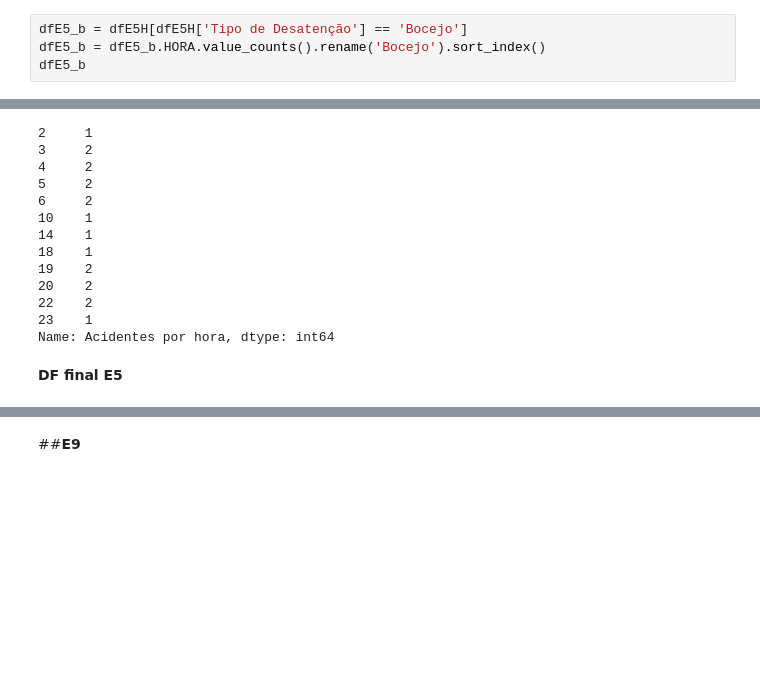
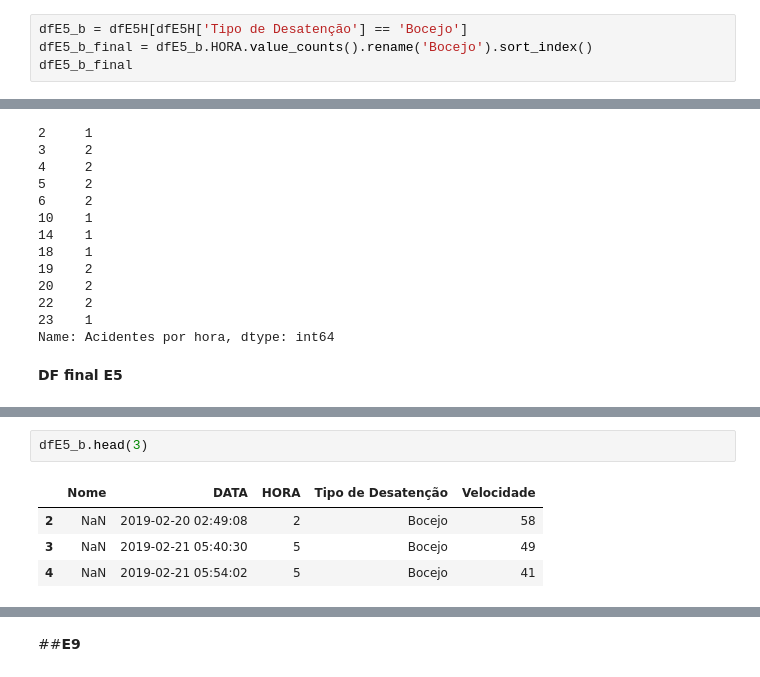
Before and after one commit to Lucas-Buk/IMT, a Jupyter notebook: Tratamento.ipynb, the cells around one changed output, grey strips where cells are left out. Saved outputs shown, nothing was run; the diff lists cells and outputs as text; blank space fills up the shorter version.

```diff
--- a/Tratamento.ipynb
+++ b/Tratamento.ipynb
@@ -695,8 +761,8 @@ dfE5_of.sum()
 28200
 # %%
 dfE5_b = dfE5H[dfE5H['Tipo de Desatenção'] == 'Bocejo']
-dfE5_b = dfE5_b.HORA.value_counts().rename('Bocejo').sort_index()
-dfE5_b
+dfE5_b_final = dfE5_b.HORA.value_counts().rename('Bocejo').sort_index()
+dfE5_b_final
 # %% [output]
 0     1915
 1     2133
@@ -784,0 +881,7 @@ dfE5_final
+# %%
+dfE5_b.head(3)
+# %% [output]
+|  | Nome | DATA | HORA | Tipo de Desatenção | Velocidade |
+| 2 | NaN | 2019-02-20 02:49:08 | 2 | Bocejo | 58 |
+| 3 | NaN | 2019-02-21 05:40:30 | 5 | Bocejo | 49 |
+| 4 | NaN | 2019-02-21 05:54:02 | 5 | Bocejo | 41 |
```
Also changed, not shown: parts of 62 cells of this notebook.
